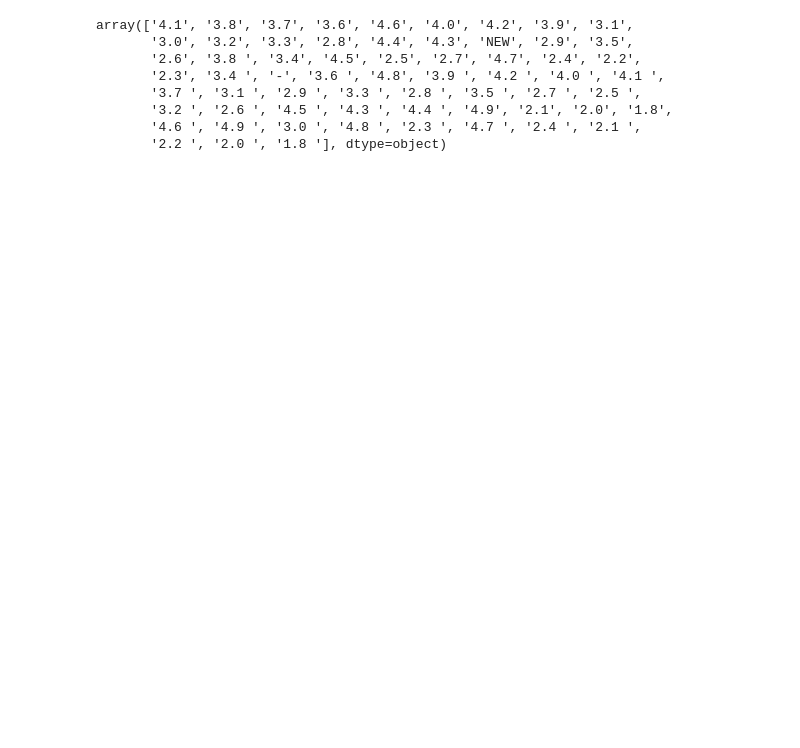
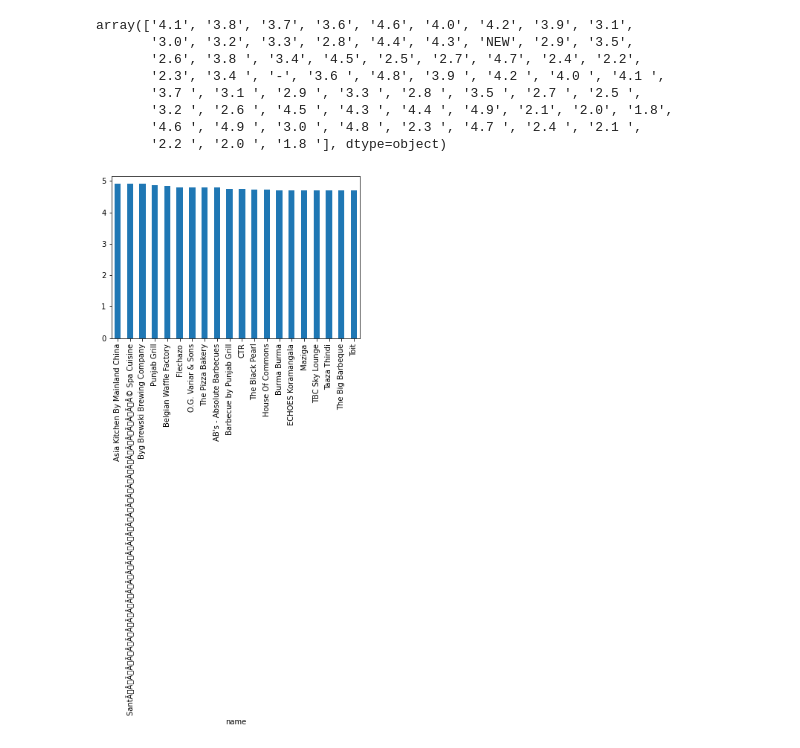
Before and after one commit to Data-Analysis-Projects-Udemy/Project-3-Geospatial-Analysis-Project, a Jupyter notebook: Zomato_EDA.ipynb, the cells around one changed output. Saved outputs shown, nothing was run; the diff lists cells and outputs as text; code cells hidden in the pictures; blank space fills up the shorter version.

```diff
--- a/Zomato_EDA.ipynb
+++ b/Zomato_EDA.ipynb
@@ -141,3 +141,8 @@ df.replace('NEW',0,inplace=True)
 df.replace('-',0,inplace=True)
 # %%
 df['rate']=df['rate'].astype(float)
+# %%
+df.groupby('name')['rate'].mean().nlargest(20).plot.bar()
+plt.savefig("./images/name.png")
+# %% [output]
+[figure, added]
```
Also changed, not shown: parts of 11 cells of this notebook, 8 other files.
